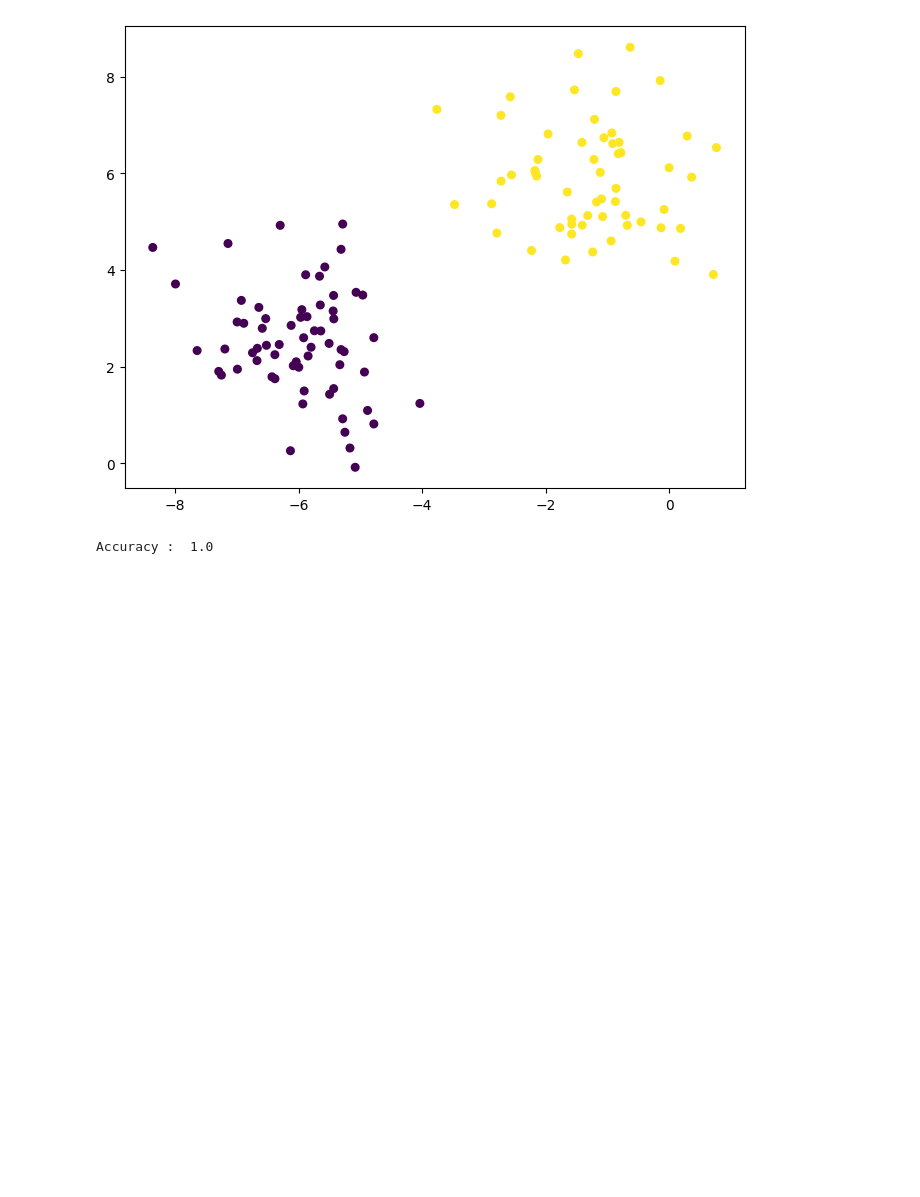
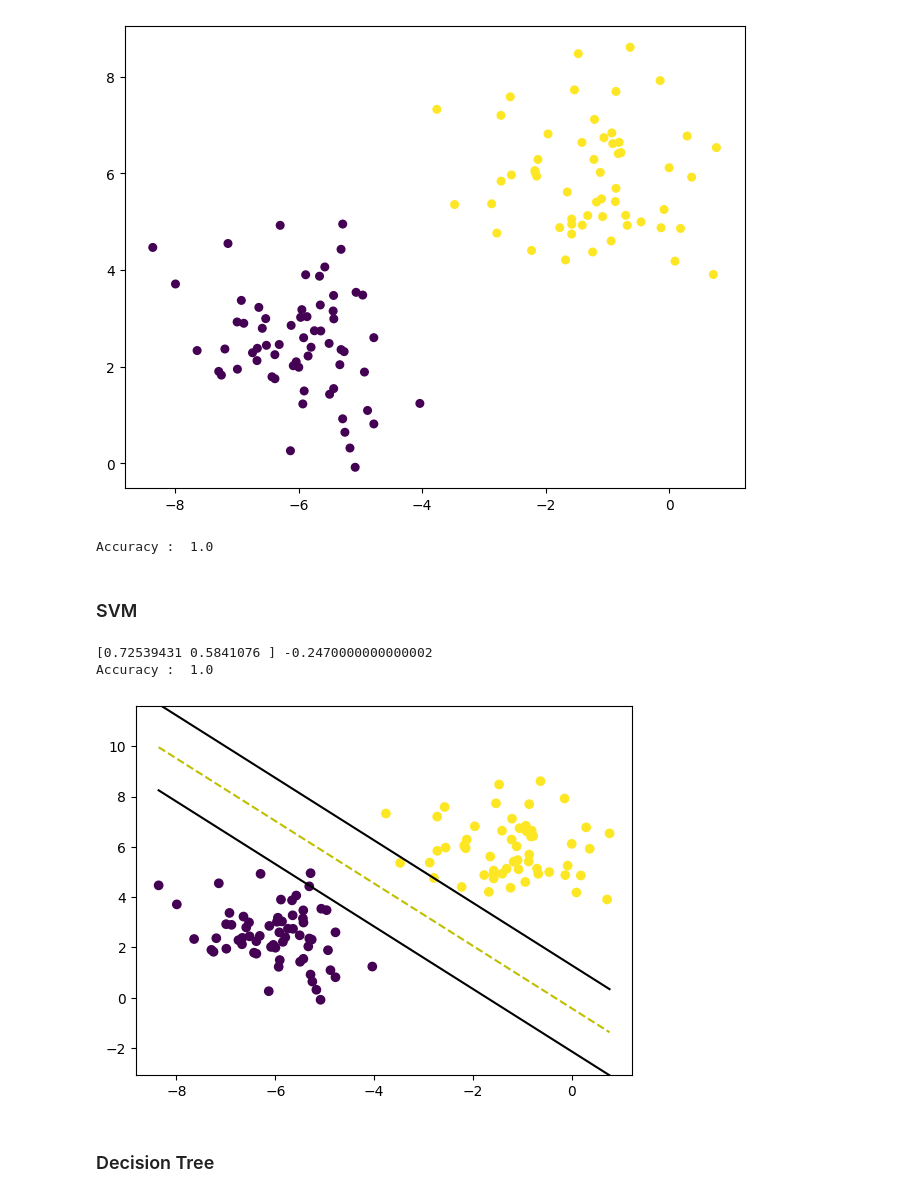
Before and after one commit to aditya-29/Machine-Learning, a Jupyter notebook: main.ipynb, the cells around one changed output. Cells and saved outputs as stored; diff of their text form; code cells hidden in the pictures; blank space fills up the shorter version.

```diff
--- a/main.ipynb
+++ b/main.ipynb
@@ -192,3 +192,63 @@ Shape of X-Test :  (30, 2)
 Shape of y-Test :  (30,)
 [figure]
 Accuracy :  1.0
+# %% [markdown]
+### SVM
+# %%
+from datasets import SampleBlobs
+from models import SVM
+import numpy as np
+import utils as U
+import matplotlib.pyplot as plt
+
+sb = SampleBlobs()
+x_train, x_test, y_train, y_test = sb.get_data()
+y_train = np.where(y_train==0, -1, 1)
+y_test = np.where(y_test==0, -1, 1)
+
+clf = SVM()
+clf.fit(x_train, y_train)
+
+print(clf.w, clf.b)
+
+y_pred = clf.predict(x_test)
+acc = U.calc_accuracy(y_test, y_pred)
+
+print("Accuracy : ", acc)
+
+def visualize():
+    def get_hyperplane_value(x, w, b, offset):
+        return (-w[0] * x + b + offset) / w[1]
+
+    fig = plt.figure()
+    ax = fig.add_subplot(1,1,1)
+    plt.scatter(x_train[:,0], x_train[:,1], marker="o", c=y_train)
+
+    x0_1 = np.amin(x_train[:,0])
+    x0_2 = np.amax(x_train[:,0])
+
+    x1_1 = get_hyperplane_value(x0_1, clf.w, clf.b, 0)
+    x1_2 = get_hyperplane_value(x0_2, clf.w, clf.b, 0)
+
+    x1_1_m = get_hyperplane_value(x0_1, clf.w, clf.b, -1)
+    x1_2_m = get_hyperplane_value(x0_2, clf.w, clf.b, -1)
+
+    x1_1_p = get_hyperplane_value(x0_1, clf.w, clf.b, 1)
+    x1_2_p =get_hyperplane_value(x0_2, clf.w, clf.b, 1)
+
+    ax.plot([x0_1, x0_2], [x1_1, x1_2], "y--")
+    ax.plot([x0_1, x0_2], [x1_1_m, x1_2_m], "k")
+    ax.plot([x0_1, x0_2], [x1_1_p, x1_2_p], "k")
+
+    x1_min = np.amin(x_train[:,1])
+    x1_max = np.amax(x_train[:,1])
+    ax.set_ylim([x1_min-3, x1_max+3])
+    plt.show()
+
+visualize()
+# %% [output]
+[0.72539431 0.5841076 ] -0.2470000000000002
+Accuracy :  1.0
+[figure, added]
+# %% [markdown]
+### Decision Tree
```
Also changed, not shown: parts of 5 cells of this notebook, 7 other files.
